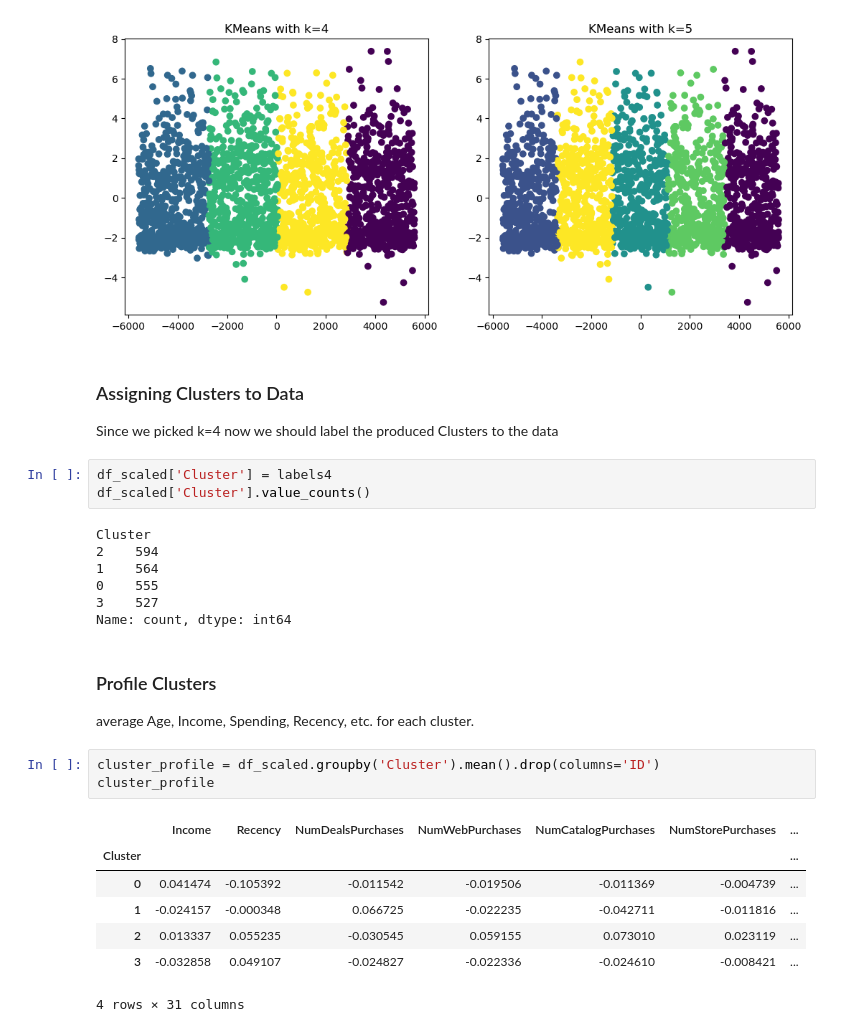
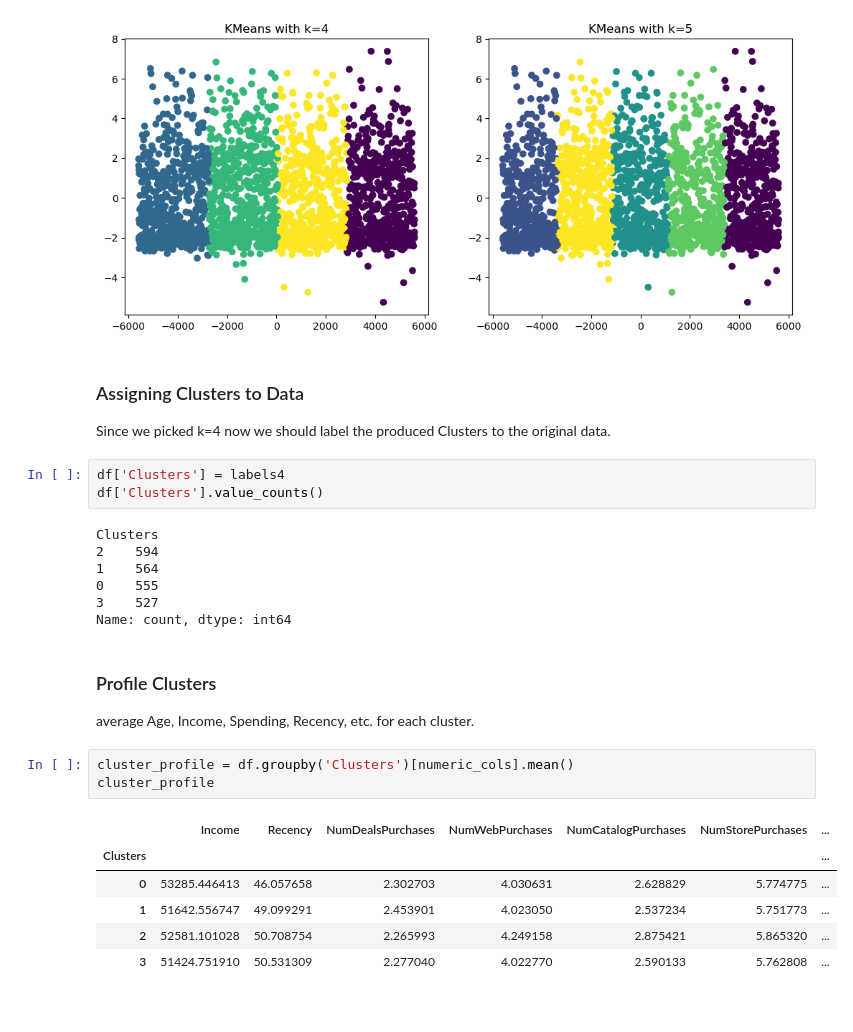
Before and after one commit to karimhassan-808/elevvo-projects, a Jupyter notebook: customer-segmentation/notebooks/model_analysis.ipynb, the cells around one changed output. Drawn from its saved outputs; the diff is of its cells as text.

```diff
--- a/customer-segmentation/notebooks/model_analysis.ipynb
+++ b/customer-segmentation/notebooks/model_analysis.ipynb
@@ -411,12 +450,12 @@ plt.show()
 [figure]
 # %% [markdown]
 ### Assigning Clusters to Data
-Since we picked k=4 now we should label the produced Clusters to the data
+Since we picked k=4 now we should label the produced Clusters to the original data.
 # %%
-df_scaled['Cluster'] = labels4
-df_scaled['Cluster'].value_counts()
+df['Clusters'] = labels4
+df['Clusters'].value_counts()
 # %% [output]
-Cluster
+Clusters
 2    594
 1    564
 0    555
@@ -426,13 +465,12 @@ Name: count, dtype: int64
 ### Profile Clusters
 average Age, Income, Spending, Recency, etc. for each cluster.
 # %%
-cluster_profile = df_scaled.groupby('Cluster').mean().drop(columns='ID')
+cluster_profile = df.groupby('Clusters')[numeric_cols].mean()
 cluster_profile
 # %% [output]
 |  | Income | Recency | NumDealsPurchases | NumWebPurchases | NumCatalogPurchases | NumStorePurchases | ... |
-| Cluster |  |  |  |  |  |  | ... |
-| 0 | 0.041474 | -0.105392 | -0.011542 | -0.019506 | -0.011369 | -0.004739 | ... |
-| 1 | -0.024157 | -0.000348 | 0.066725 | -0.022235 | -0.042711 | -0.011816 | ... |
-| 2 | 0.013337 | 0.055235 | -0.030545 | 0.059155 | 0.073010 | 0.023119 | ... |
-| 3 | -0.032858 | 0.049107 | -0.024827 | -0.022336 | -0.024610 | -0.008421 | ... |
+| Clusters |  |  |  |  |  |  | ... |
+| 0 | 53285.446413 | 46.057658 | 2.302703 | 4.030631 | 2.628829 | 5.774775 | ... |
+| 1 | 51642.556747 | 49.099291 | 2.453901 | 4.023050 | 2.537234 | 5.751773 | ... |
+| 2 | 52581.101028 | 50.708754 | 2.265993 | 4.249158 | 2.875421 | 5.865320 | ... |
+| 3 | 51424.751910 | 50.531309 | 2.277040 | 4.022770 | 2.590133 | 5.762808 | ... |
-4 rows × 31 columns
```
Also changed, not shown: parts of 8 cells of this notebook.
